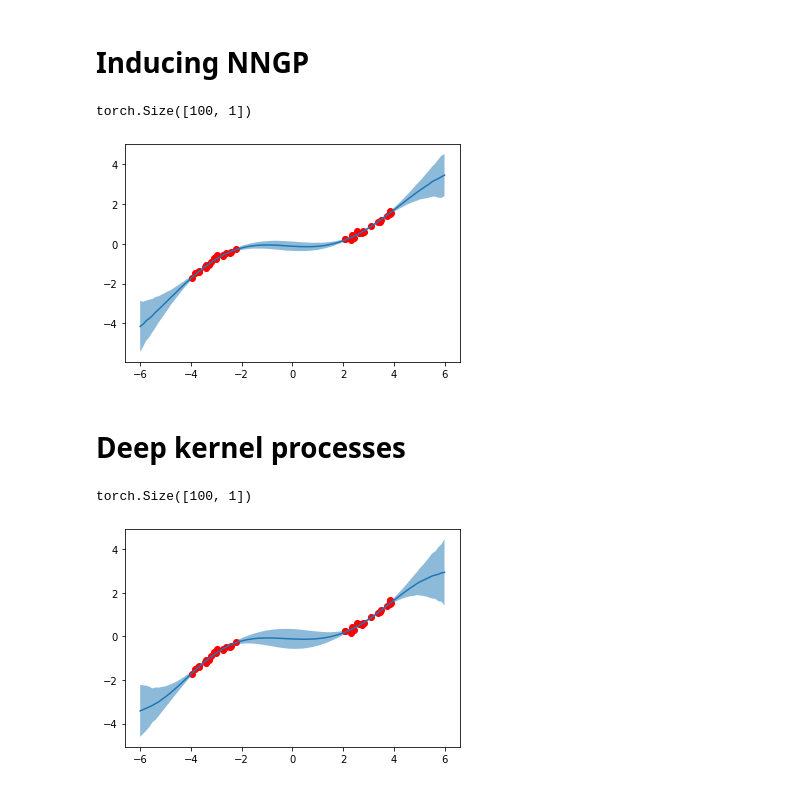
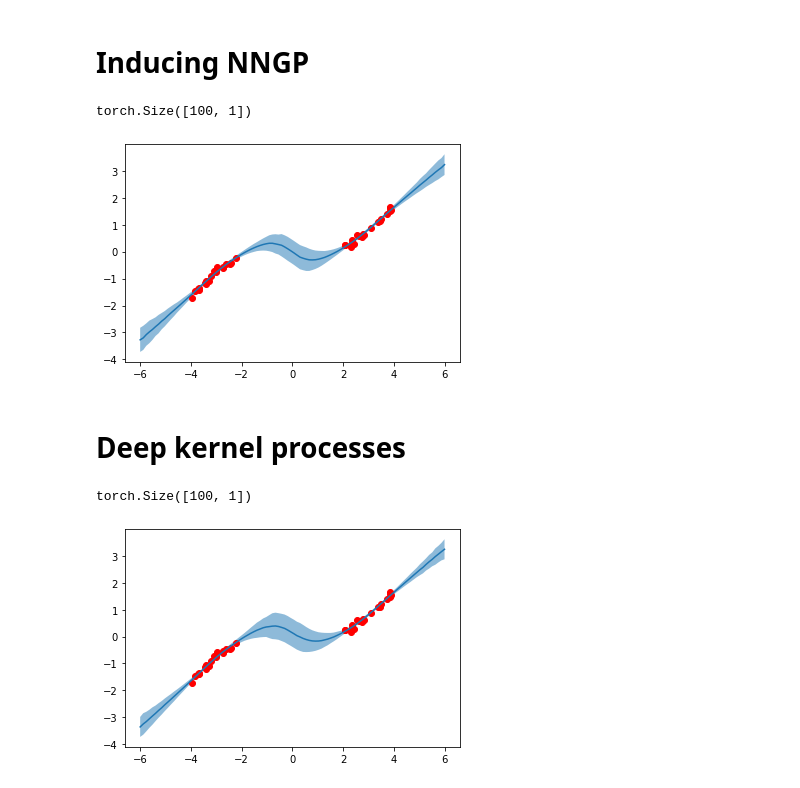
Before and after one commit to LaurenceA/bayesfunc, a Jupyter notebook: examples/simple.ipynb, the cells around one changed output. Drawn from its saved outputs; the diff is of its cells as text; code cells hidden in the pictures.

```diff
--- a/examples/simple.ipynb
+++ b/examples/simple.ipynb
@@ -155,29 +153,31 @@ Inducing NNGP
 # %%
 inducing_batch = 40
 net = nn.Sequential(
+    bf.BiasFeature(),
     bf.FeaturesToKernel(inducing_batch=inducing_batch),
-    bf.SqExpKernelGram(),
-    bf.SqExpKernelGram(),
+    bf.ReluKernelGram(),
+    bf.ReluKernelGram(),
     bf.GIGP(out_features=1, inducing_batch=inducing_batch)
 )
 net = bf.InducingWrapper(net, inducing_batch=inducing_batch, inducing_shape=(inducing_batch, 1))
 net = net.to(device=device, dtype=dtype)
 
 train(net)
 plot(net)
 # %% [output]
 torch.Size([100, 1])
-[figure, old version]
+[figure, new version]
 # %% [markdown]
 Deep kernel processes
 ==========
 # %%
 inducing_batch = 40
 net = nn.Sequential(
+    bf.BiasFeature(),
     bf.FeaturesToKernel(inducing_batch=inducing_batch),
-    bf.SqExpKernelGram(),
+    bf.ReluKernelGram(),
     bf.IWLayer(inducing_batch),
-    bf.SqExpKernelGram(),
+    bf.ReluKernelGram(),
     bf.GIGP(out_features=1, inducing_batch=inducing_batch)
 )
 net = bf.InducingWrapper(net, inducing_batch=inducing_batch, inducing_data=t.linspace(-5, 5, inducing_batch)[:, None])
@@ -187,4 +187,4 @@ train(net)
 plot(net)
 # %% [output]
 torch.Size([100, 1])
-[figure, old version]
+[figure, new version]
```
Also changed, not shown: parts of 7 cells of this notebook, 1 other file.
